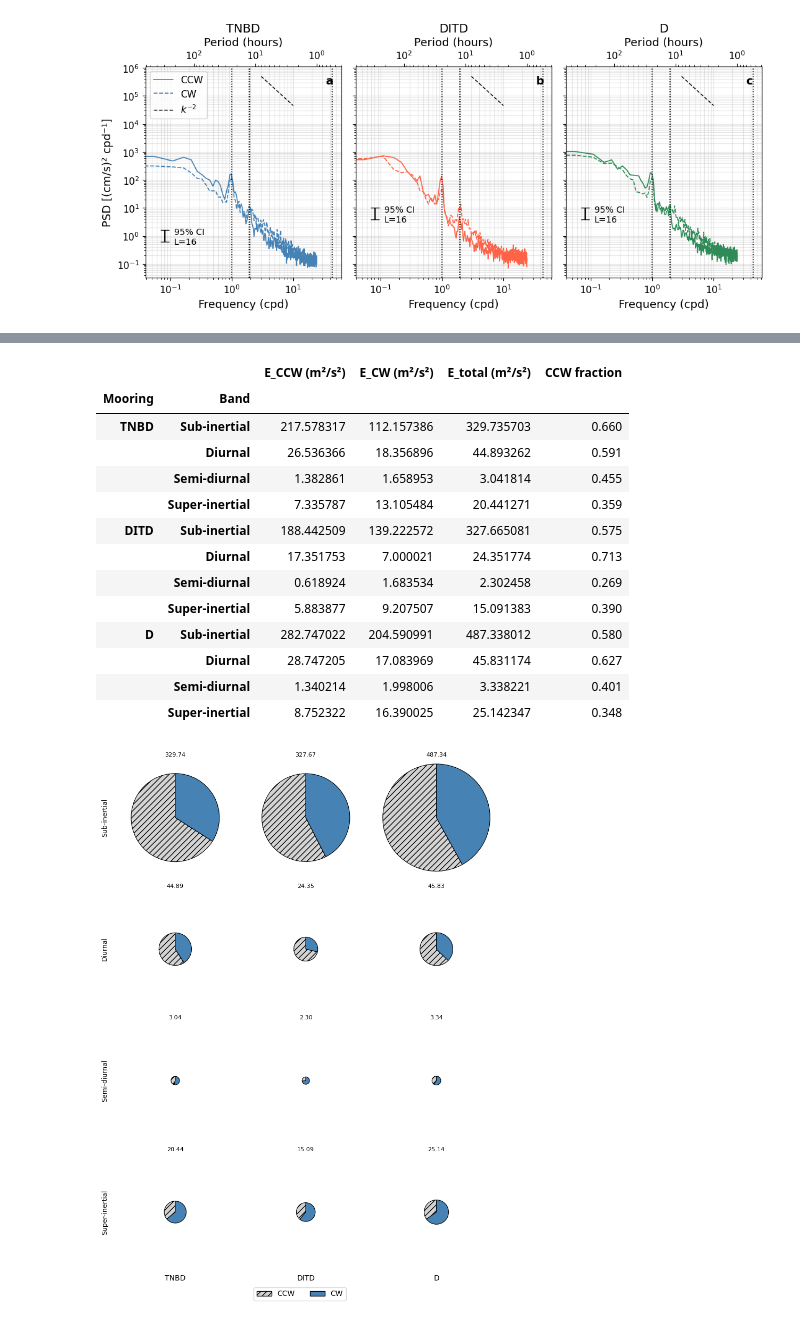
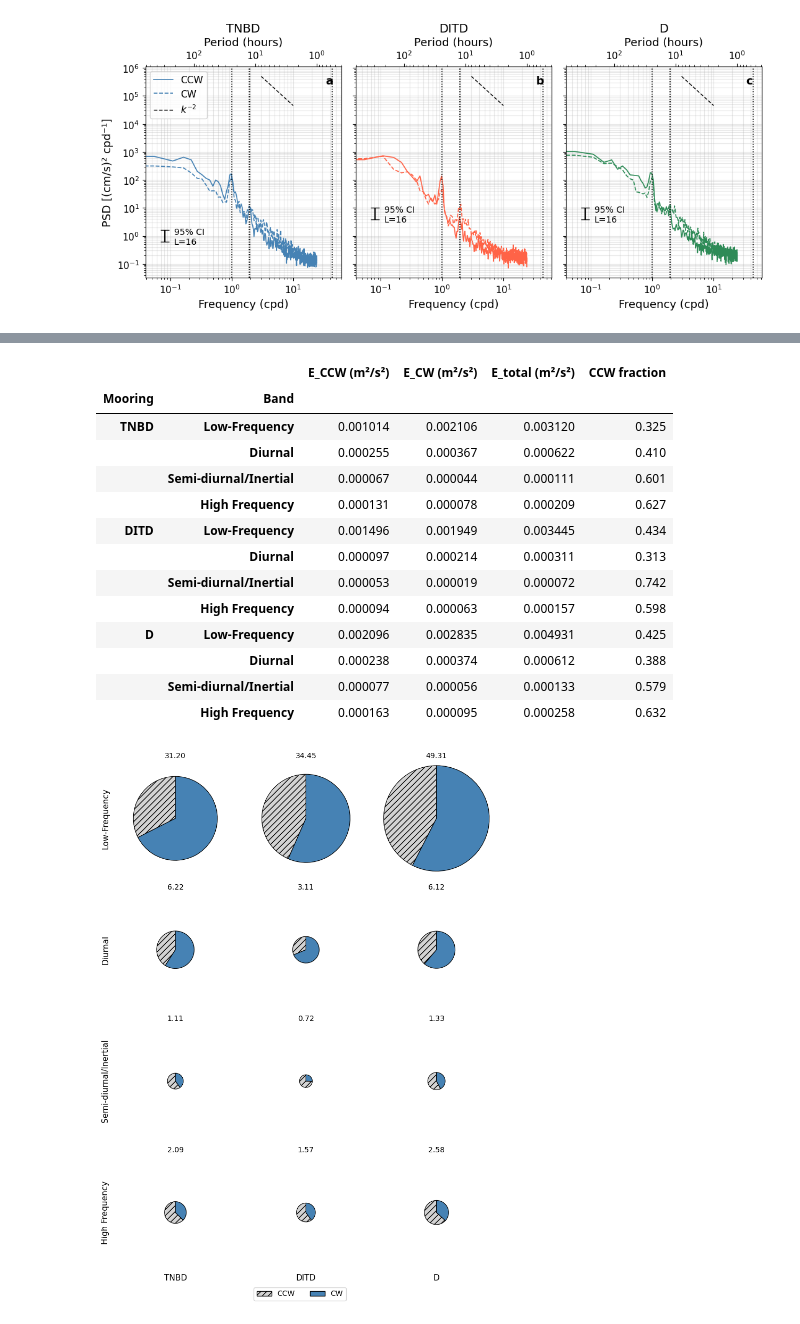
Before and after one commit to MackenzieBlanusa/TNB_tools, a Jupyter notebook: MastersThesis/rotaryspectra_ctd - Copy.ipynb, the cells around one changed output, grey strips where cells are left out. Drawn from its saved outputs; the diff is of its cells as text; code cells hidden in the pictures.

```diff
--- a/MastersThesis/rotaryspectra_ctd - Copy.ipynb
+++ b/MastersThesis/rotaryspectra_ctd - Copy.ipynb
@@ -699,6 +686,9 @@ for name, m in moorings.items():
 
     spectra_full[name] = {
         'freq':  freq * 86400,   # convert to cpd
+        'Suu' : Suu,
+        'Svv' : Svv,
+        'Cuv' : Cuv,
         'S_ccw': S_ccw,
         'S_cw':  S_cw,
         'Cr':    Cr,
@@ -1162,7 +1191,7 @@ for col, (name, sp) in enumerate(spectra_full.items()):
     #                x_frac=0.1, y_frac=0.15, log_y=False)
 
     ax_bot.set_xlim(0.5, 3.0)
-    ax_bot.set_ylim(0,200)
+    # ax_bot.set_ylim(0,200)
     ax_bot.set_xlabel('Frequency (cpd)')
     ax_bot.grid(True, alpha=0.3)
     ax_bot.text(0.92, 0.96, panel_labels[col + 3], transform=ax_bot.transAxes,
@@ -1201,20 +1325,32 @@ import matplotlib.pyplot as plt
 from matplotlib.patches import Patch
 import gsw
 
+# ----- estimate nyquist frequency ------
+dt_days = 30 / (60 * 24)   # 30 min in days
+fs = 1 / dt_days           # cycles/day
+f_nyquist = fs / 2         # = 24.0 cpd for 30-min data
+
 # --- reference frequencies ---
 lat     = -74.9
-f_iner  = np.abs(gsw.f(lat)) * 86400 / (2 * np.pi)   # cpd
-f_M2    = 1.9322                                        # cpd
-f_diurn = 1.0                                           # cpd
-N       = 43.5                                          # cpd (Nyquist for 30-min data)
+f_diurn = 1.0      # cpd
+f_M2    = 1.9322   # cpd
+f_iner  = np.abs(gsw.f(lat)) * 86400 / (2 * np.pi)  # cpd, recompute as before
+f_nyq   = fs / 2    # 24.0 cpd, from above
 
 # --- frequency bands ---
+# freq_bands = {
+#     'Sub-inertial':   (0.0,              f_iner * 0.85),
+#     # 'Inertial':       (f_iner * 0.85,    f_iner * 1.15),
+#     'Diurnal':        (0.85,             1.15),
+#     'Semi-diurnal':   (1.85,             2.05),
+#     'Super-inertial': (2.05,             N),
+# }
+
 freq_bands = {
-    'Sub-inertial':   (0.0,              f_iner * 0.85),
-    # 'Inertial':       (f_iner * 0.85,    f_iner * 1.15),
-    'Diurnal':        (0.85,             1.15),
-    'Semi-diurnal':   (1.85,             2.05),
-    'Super-inertial': (2.05,             N),
+    'Low-Frequency':        (0.0,             0.85),
+    'Diurnal':             (0.85,            1.5),
+    'Semi-diurnal/Inertial': (1.5,           2.3),
+    'High Frequency':      (2.3,             f_nyq),
 }
 
 band_order    = list(freq_bands.keys())
@@ -1308,47 +1444,47 @@ for row, band in enumerate(band_order):
         ax.set_ylim(-1, 1)
 
         # Energy label above pie — m²/s² scaled to ×10⁻⁴ for readability
-        E_label = E_tot    # -> units of 10⁻⁴ m²/s²
-        ax.set_title(f'{E_label:.2f}', fontsize=8, pad=2)
+        E_label = E_tot * 10**(4)   # -> units of 10⁻⁴ m²/s²
+        ax.set_title(f'{E_label:.2f}', fontsize=10, pad=2)
 
         # Row labels (band names) on left column
         if col == 0:
-            ax.set_ylabel(band, fontsize=9, labelpad=10)
+            ax.set_ylabel(band, fontsize=11, labelpad=10)
 
         # Column labels (mooring names) on top row
         if row == 3:
-            ax.set_xlabel(moorings[name]['label'], fontsize=10)
+            ax.set_xlabel(moorings[name]['label'], fontsize=11)
             # ax.xaxis.set_label_position('top')
 
 # legend
 legend_elements = [
     Patch(facecolor='lightgray', hatch='///', edgecolor='k', label='CCW'),
     Patch(facecolor='steelblue', edgecolor='k',              label='CW'),
 ]
 fig.legend(
     handles=legend_elements,
     loc='lower center',
     ncol=2,
     fontsize=10,
     bbox_to_anchor=(0.5, -0.04),
 )
 
 # plt.suptitle('Band-integrated rotary energy partition', fontsize=12, y=1.01)
 # plt.savefig('rotary_energy_pies.png', dpi=300, bbox_inches='tight')
 plt.show()
 # %% [output]
 |  |  | E_CCW (m²/s²) | E_CW (m²/s²) | E_total (m²/s²) | CCW fraction |
 | Mooring | Band |  |  |  |  |
-| TNBD | Sub-inertial | 217.578317 | 112.157386 | 329.735703 | 0.660 |
-|  | Diurnal | 26.536366 | 18.356896 | 44.893262 | 0.591 |
-|  | Semi-diurnal | 1.382861 | 1.658953 | 3.041814 | 0.455 |
-|  | Super-inertial | 7.335787 | 13.105484 | 20.441271 | 0.359 |
-| DITD | Sub-inertial | 188.442509 | 139.222572 | 327.665081 | 0.575 |
-|  | Diurnal | 17.351753 | 7.000021 | 24.351774 | 0.713 |
-|  | Semi-diurnal | 0.618924 | 1.683534 | 2.302458 | 0.269 |
-|  | Super-inertial | 5.883877 | 9.207507 | 15.091383 | 0.390 |
-| D | Sub-inertial | 282.747022 | 204.590991 | 487.338012 | 0.580 |
-|  | Diurnal | 28.747205 | 17.083969 | 45.831174 | 0.627 |
-|  | Semi-diurnal | 1.340214 | 1.998006 | 3.338221 | 0.401 |
-|  | Super-inertial | 8.752322 | 16.390025 | 25.142347 | 0.348 |
+| TNBD | Low-Frequency | 0.001014 | 0.002106 | 0.003120 | 0.325 |
+|  | Diurnal | 0.000255 | 0.000367 | 0.000622 | 0.410 |
+|  | Semi-diurnal/Inertial | 0.000067 | 0.000044 | 0.000111 | 0.601 |
+|  | High Frequency | 0.000131 | 0.000078 | 0.000209 | 0.627 |
+| DITD | Low-Frequency | 0.001496 | 0.001949 | 0.003445 | 0.434 |
+|  | Diurnal | 0.000097 | 0.000214 | 0.000311 | 0.313 |
+|  | Semi-diurnal/Inertial | 0.000053 | 0.000019 | 0.000072 | 0.742 |
+|  | High Frequency | 0.000094 | 0.000063 | 0.000157 | 0.598 |
+| D | Low-Frequency | 0.002096 | 0.002835 | 0.004931 | 0.425 |
+|  | Diurnal | 0.000238 | 0.000374 | 0.000612 | 0.388 |
+|  | Semi-diurnal/Inertial | 0.000077 | 0.000056 | 0.000133 | 0.579 |
+|  | High Frequency | 0.000163 | 0.000095 | 0.000258 | 0.632 |
-[figure, old version]
+[figure, new version]
```
Also changed, not shown: parts of 34 cells of this notebook, 1 other file.
